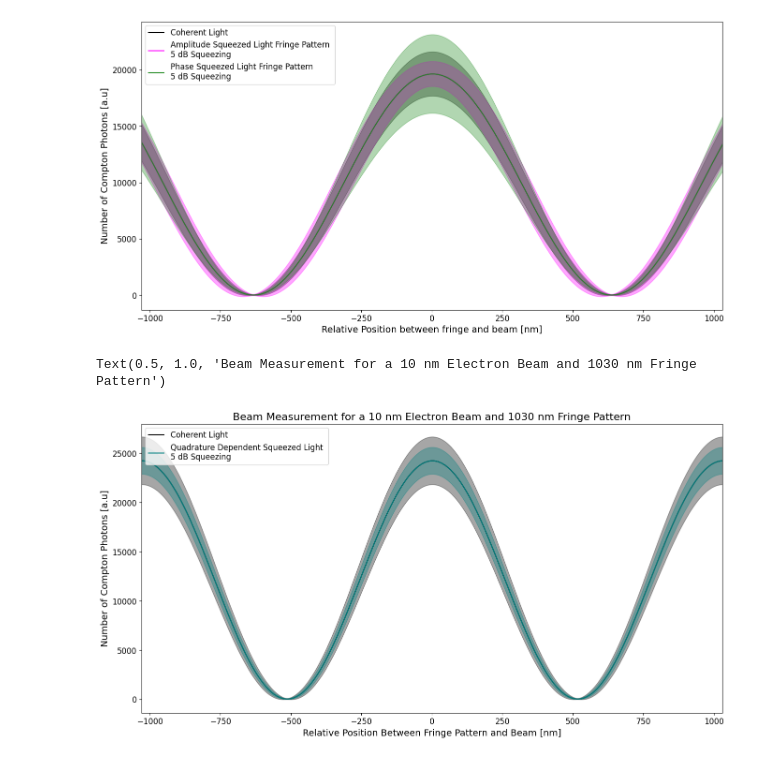
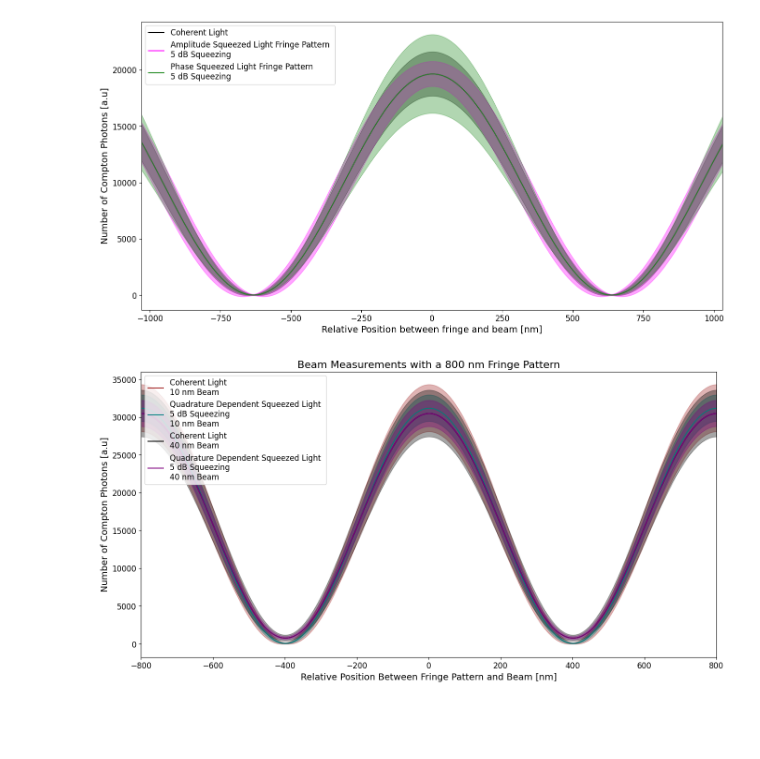
Before and after one commit to phiamorton/squeezedmonitor, a Jupyter notebook: Husimi_testing.ipynb, the cells around one changed output. Saved outputs shown, nothing was run; the diff lists cells and outputs as text; code cells hidden in the pictures; blank space fills up the shorter version.

```diff
--- a/Husimi_testing.ipynb
+++ b/Husimi_testing.ipynb
@@ -272,10 +272,10 @@ E_plt = E_0 *(X1/2*cos(w*t_plt) + X2/2*sin(w*t_plt))
 sigma_scale = 10 # Adjusts how many stds are plotted for E-field uncertainty
 
 n = int(1e4) # 1e6
-s = 2.3 # Adjusts squeezing amount, 2.3 is 20 dB, 1.15 is 10 dB
+s = 0#2.3/2/2 # Adjusts squeezing amount, 2.3 is 20 dB, 1.15 is 10 dB
 dB_squeeze=-10*np.log10(np.exp(-2*s)) #dB
 print(dB_squeeze)
-theta_script = 0#np.pi #np.pi/2  # Adjusts squeezing angle (0 = amp, pi = phase)
+theta_script = np.pi#np.pi #np.pi/2  # Adjusts squeezing angle (0 = amp, pi = phase)
 
 plot_ts = theta_script/np.pi
 
@@ -356,7 +356,8 @@ plt.xlabel(r'$\chi$ (Light Phase)')
 #plt.ylabel(r'I($\chi$)')
 plt.ylabel('Intensity')
 plt.yticks([])
-plt.title(f'Amplitude Squeezed Light Fringe Pattern with {int(round(dB_squeeze))} dB Squeezing')
+#plt.title(f'Phase Squeezed Light Fringe Pattern with {int(round(dB_squeeze))} dB Squeezing')
+plt.title("Coherent Light")
 
 """
 if s == 0:
@@ -516,47 +517,59 @@ coherent, N_coherent=make_fringe(0,0)
 #start of beam code
 def gaussian_beam(x, N, dx,u):
     return N  * np.exp(-0.5 * ((x-u)/dx)**2) *1/ (np.sqrt(2*np.pi)*dx)
-sigma_b=10 #nm
+
 N=10 #6.4*10**8 #100 pC of charge
-lambdaL=1030 #nm wavelength
+lambdaL=800 #nm wavelength
 photonscaling=1
 x= np.linspace(-lambdaL*2,lambdaL*2, len(chi_array))#np.linspace(-(np.max(chi_array)-np.min(chi_array))/2, (np.max(chi_array)-np.min(chi_array))/2,len(chi_array))*lambdaL/2*pi/4 #match range and length of chi array but put into nm
-beam=gaussian_beam(x,N,sigma_b,0)
 sigma_scale = 10 # Adjusts how many stds are plotted for E-field uncertainty
 
 
 
 ## dI/|I| = 2 dE/|E|  ==> sigma(S^2) = 2 |S| sqrt(N)
 #sigma_I = 2.0 * np.abs(S_array) * np.sqrt(N_array)
 #plt.fill_between(chi_array, S_array**2-np.multiply(sigma_scale, sigma_I), S_array**2+np.multiply(sigma_scale, sigma_I), color='dodgerblue', alpha=0.25)
 
 plt.figure(figsize=(16, 8))
-def plot_convolution(S,n,color):
+def plot_convolution(S,n,color,beam1):
     fringe=S**2*photonscaling
-    convolution=np.convolve(beam, fringe, mode="same")
+    convolution=np.convolve(beam1, fringe, mode="same")
+    #print(fringe)
     sigma_I = 2.0 * np.abs(S) * np.sqrt(n)
     fringe_max=(S_array**2-np.multiply(sigma_scale, sigma_I))*photonscaling
     fringe_min=(S_array**2+np.multiply(sigma_scale, sigma_I))*photonscaling
     convolution_max=np.convolve(beam, fringe_max, mode="same")
     convolution_min=np.convolve(beam, fringe_min, mode="same")
     plt.fill_between(x, convolution_min, convolution_max, color=color, alpha=0.35)
     return convolution
 
-color1='black'
-coherent=plot_convolution(coherent,N_coherent,color1)
-plt.plot(x,coherent,color=color1,label='Coherent Light')
+beamsizes=[10,40]
+colors=['brown','teal','black','purple']
+_=0
+for sigb in beamsizes:
+    coherent, N_coherent=make_fringe(0,0)
+    sq_fringe, N_sq=make_dep_fringe(0,db)
+    sigma_b=sigb #nm
+    beam=gaussian_beam(x,N,sigma_b,0)
+    #print(beam)
+    color1=colors[_]
+    coherent=plot_convolution(coherent,N_coherent,color1,beam)
+    #print(coherent)
+    plt.plot(x,coherent,color=color1,label=f'Coherent Light \n{sigma_b} nm Beam')
+    _+=1
+    color2=colors[_]
+    sq=plot_convolution(sq_fringe,N_sq,color2,beam)
+    plt.plot(x,sq,color=color2,label=f'Quadrature Dependent Squeezed Light \n{int(round(dB_squeeze))} dB Squeezing \n{sigma_b} nm Beam')
+    _+=1
 
-color2='teal'
-sq=plot_convolution(sq_fringe,N_sq,color2)
-plt.plot(x,sq,color=color2,label=f'Quadrature Dependent Squeezed Light \n{int(round(dB_squeeze))} dB Squeezing')
 
 
 plt.legend(loc='upper left')
 plt.xlim([-lambdaL,lambdaL])
 #plt.ylim([150000,175000])
 plt.xlabel('Relative Position Between Fringe Pattern and Beam [nm]')
 plt.ylabel('Number of Compton Photons [a.u]')
-plt.title(f'Beam Measurement for a {sigma_b} nm Electron Beam and {lambdaL} nm Fringe Pattern')
+plt.title(f'Beam Measurements with a {lambdaL} nm Fringe Pattern')
+plt.show()
 # %% [output]
-Text(0.5, 1.0, 'Beam Measurement for a 10 nm Electron Beam and 1030 nm Fringe Pattern')
-[figure, old version]
+[figure, new version]
```
Also changed, not shown: parts of 1 cell of this notebook.
